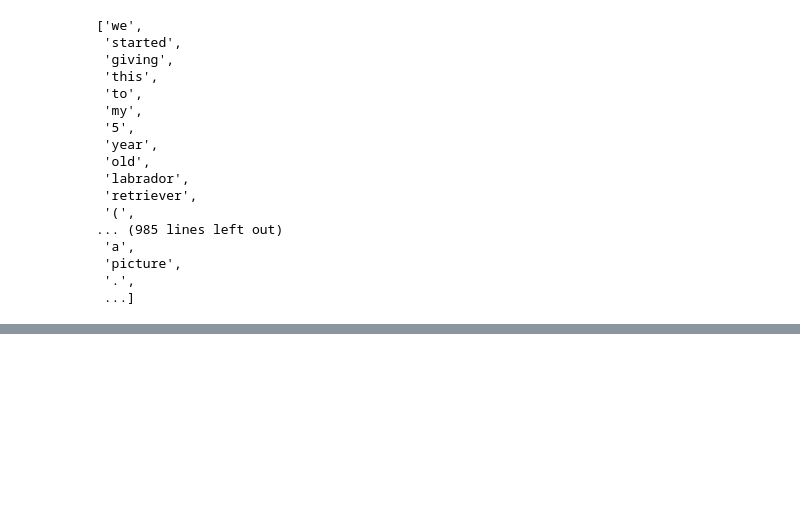
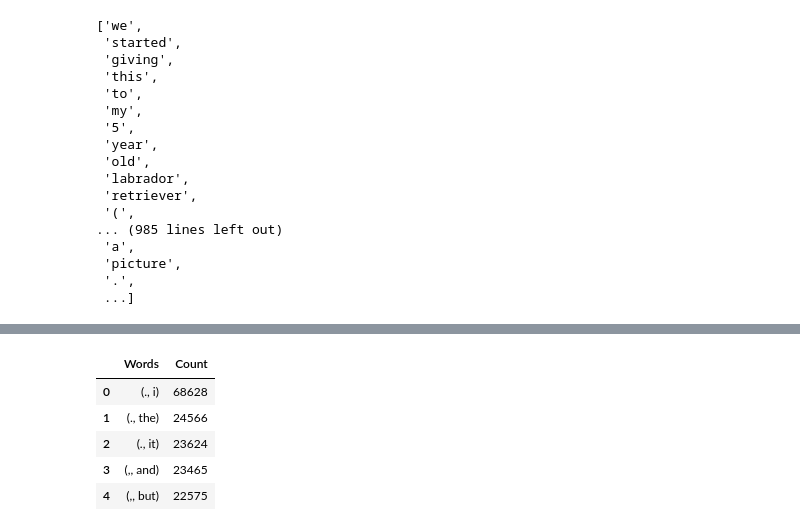
Before and after one commit to MarianaSosaTerrazas/DIPLOMADO_CIENCIA_MATEMATICA_2024-1, a Jupyter notebook: Clase06Mayo_MST.ipynb, the cells around one changed output, grey strips where cells are left out. Cells and saved outputs as stored; diff of their text form; code cells hidden in the pictures; blank space fills up the shorter version.

```diff
--- a/Clase06Mayo_MST.ipynb
+++ b/Clase06Mayo_MST.ipynb
@@ -209,0 +374,13 @@ all_words
+# %%
+text=nltk.Text(all_words)
+finder=nltk.collocations.BigramCollocationFinder.from_words(text)
+df_2=pd.DataFrame.from_dict(finder.ngram_fd.most_common(30))
+df_2.columns=['Words','Count']
+df_2.head()
+# %% [output]
+|  | Words | Count |
+| 0 | (., i) | 68628 |
+| 1 | (., the) | 24566 |
+| 2 | (., it) | 23624 |
+| 3 | (,, and) | 23465 |
+| 4 | (,, but) | 22575 |
```
Also changed, not shown: parts of 21 cells of this notebook.
